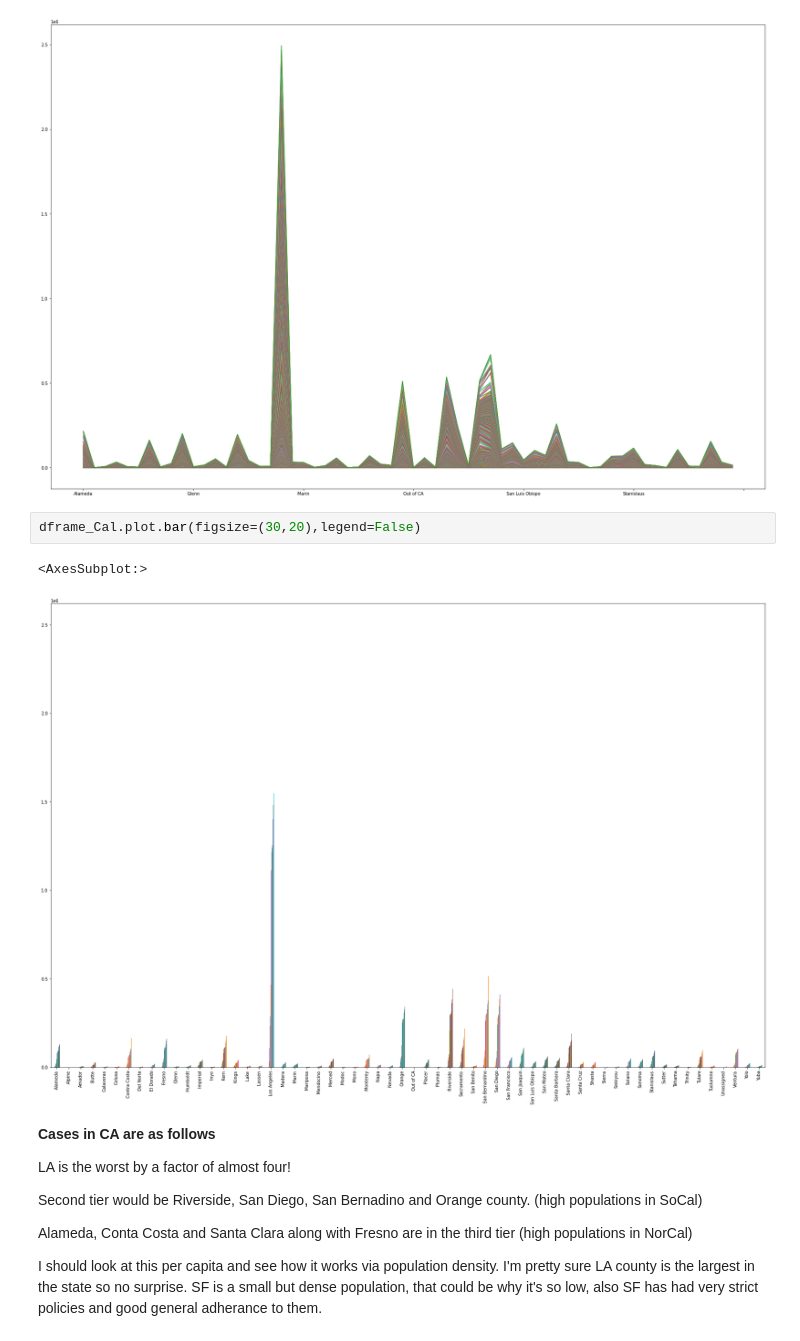
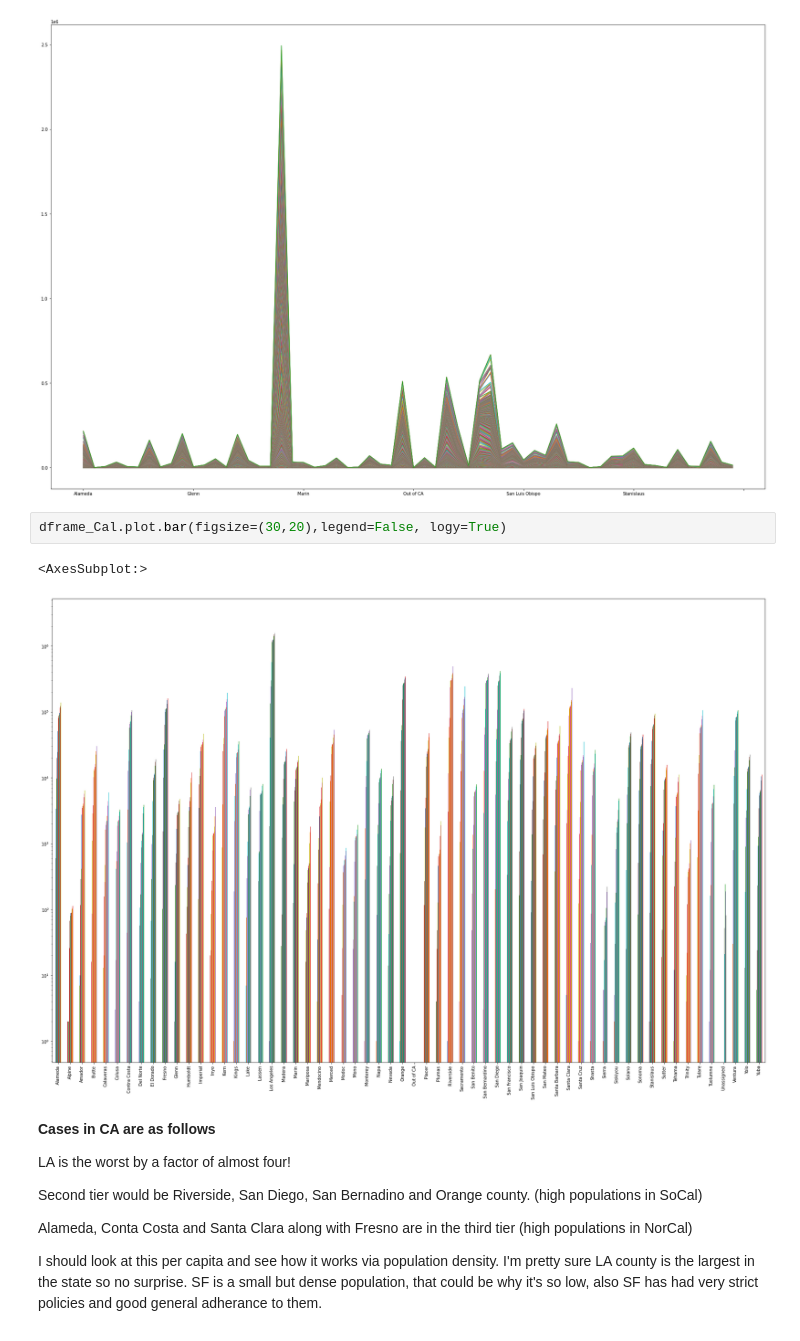
Before and after one commit to asullivan42/COVID_Bubble_Estimator, a Jupyter notebook: Data_Processing.ipynb, the cells around one changed output. Saved outputs shown, nothing was run; the diff lists cells and outputs as text.

```diff
--- a/Data_Processing.ipynb
+++ b/Data_Processing.ipynb
@@ -291,10 +287,10 @@ dframe_Cal.plot(figsize=(30,20),legend=False)
 <AxesSubplot:>
 [figure]
 # %%
-dframe_Cal.plot.bar(figsize=(30,20),legend=False)
+dframe_Cal.plot.bar(figsize=(30,20),legend=False, logy=True)
 # %% [output]
 <AxesSubplot:>
-[figure, old version]
+[figure, new version]
 # %% [markdown]
 **Cases in CA are as follows**
 
```
Also changed, not shown: parts of 12 cells of this notebook, 2 other files.
